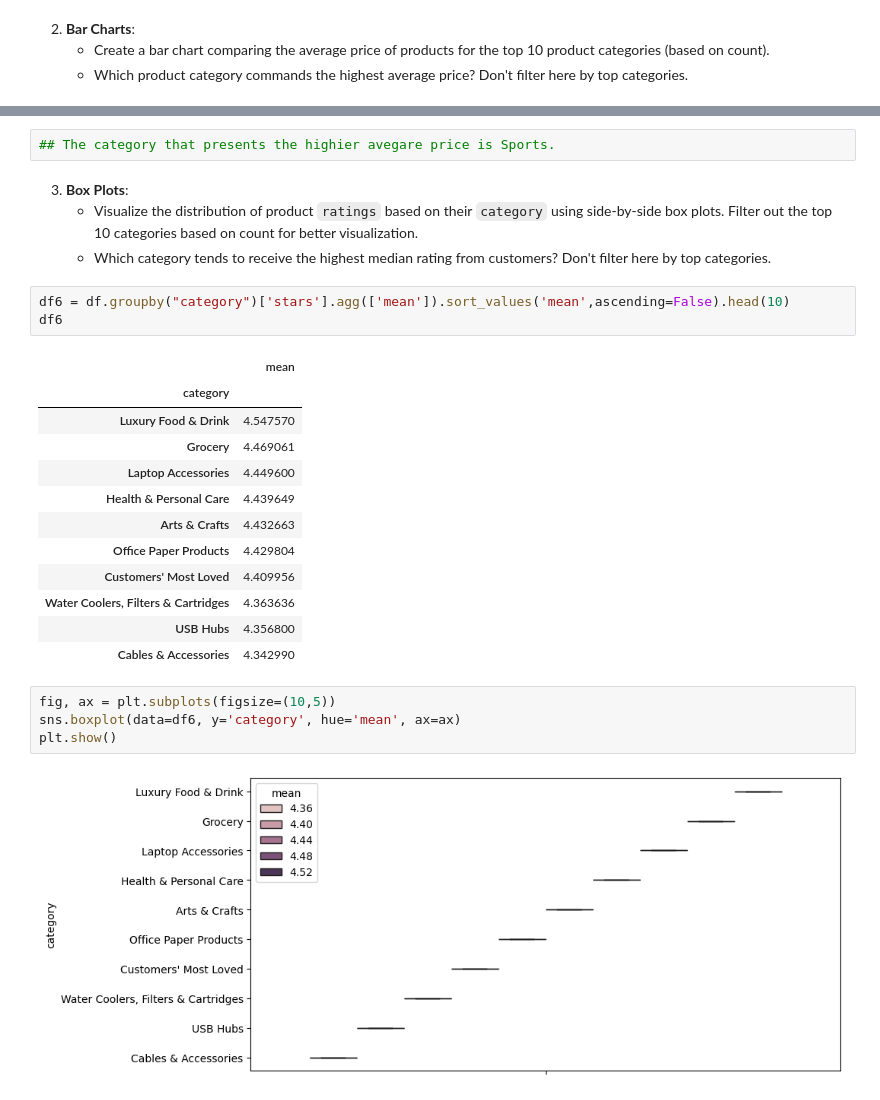
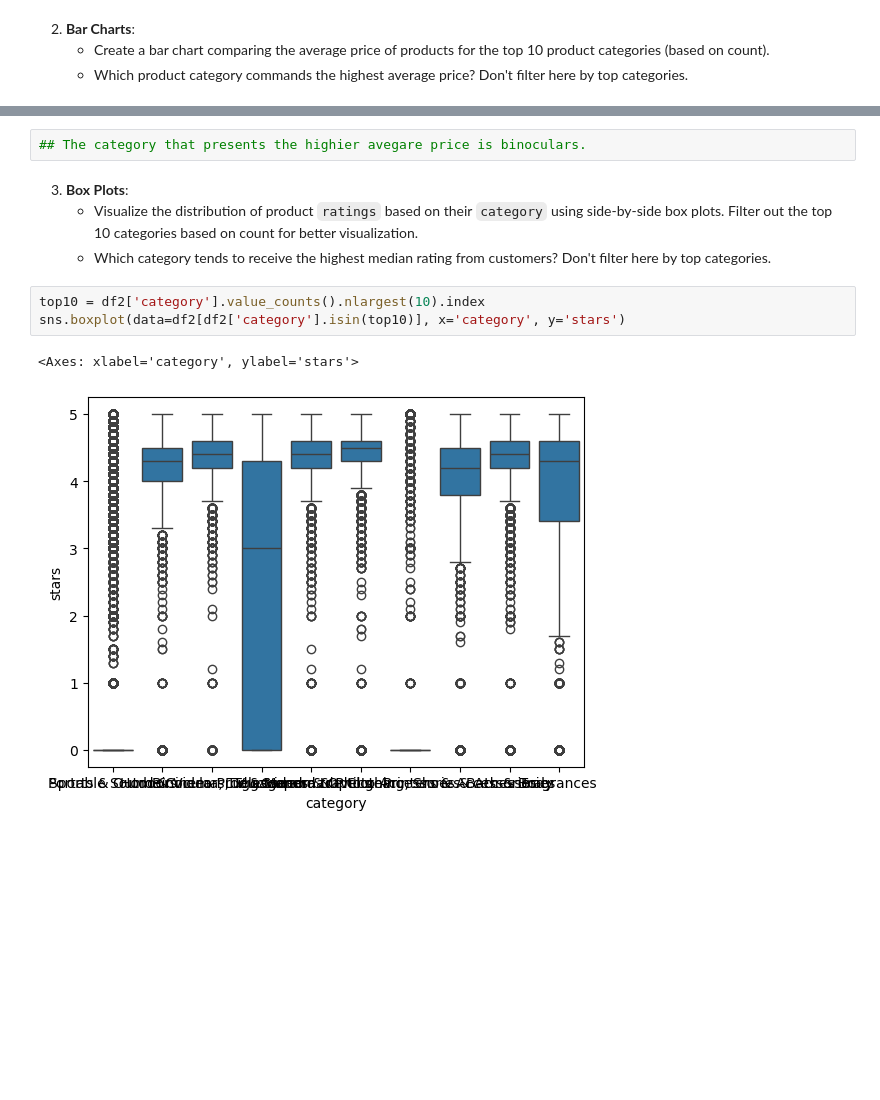
Before and after one commit to GuiHaasBR/lab-eda-bivariate, a Jupyter notebook: lab_bivariate.ipynb, the cells around one changed output, grey strips where cells are left out. Saved outputs shown, nothing was run; the diff lists cells and outputs as text; blank space fills up the shorter version.

```diff
--- a/lab_bivariate.ipynb
+++ b/lab_bivariate.ipynb
@@ -267,30 +250,14 @@ Name: count, dtype: int64
 # %%
-## The category that presents the highier avegare price is Sports.
+## The category that presents the highier avegare price is binoculars.
 # %% [markdown]
 3. **Box Plots**:
     - Visualize the distribution of product `ratings` based on their `category` using side-by-side box plots. Filter out the top 10 categories based on count for better visualization.
     - Which category tends to receive the highest median rating from customers? Don't filter here by top categories.
-# %%
-df6 = df.groupby("category")['stars'].agg(['mean']).sort_values('mean',ascending=False).head(10)
-df6
-# %% [output]
-|  | mean |
-| category |  |
-| Luxury Food & Drink | 4.547570 |
-| Grocery | 4.469061 |
-| Laptop Accessories | 4.449600 |
-| Health & Personal Care | 4.439649 |
-| Arts & Crafts | 4.432663 |
-| Office Paper Products | 4.429804 |
-| Customers' Most Loved | 4.409956 |
-| Water Coolers, Filters & Cartridges | 4.363636 |
-| USB Hubs | 4.356800 |
-| Cables & Accessories | 4.342990 |
-# %%
-fig, ax = plt.subplots(figsize=(10,5))
-sns.boxplot(data=df6, y='category', hue='mean', ax=ax)
-plt.show()
-# %% [output]
-[figure, removed]
+# %%
+top10 = df2['category'].value_counts().nlargest(10).index
+sns.boxplot(data=df2[df2['category'].isin(top10)], x='category', y='stars')
+# %% [output]
+<Axes: xlabel='category', ylabel='stars'>
+[figure, added]
 # %%
 fig, axes = plt.subplots(1,2,figsize=(10,5))
```
Also changed, not shown: parts of 25 cells of this notebook.
